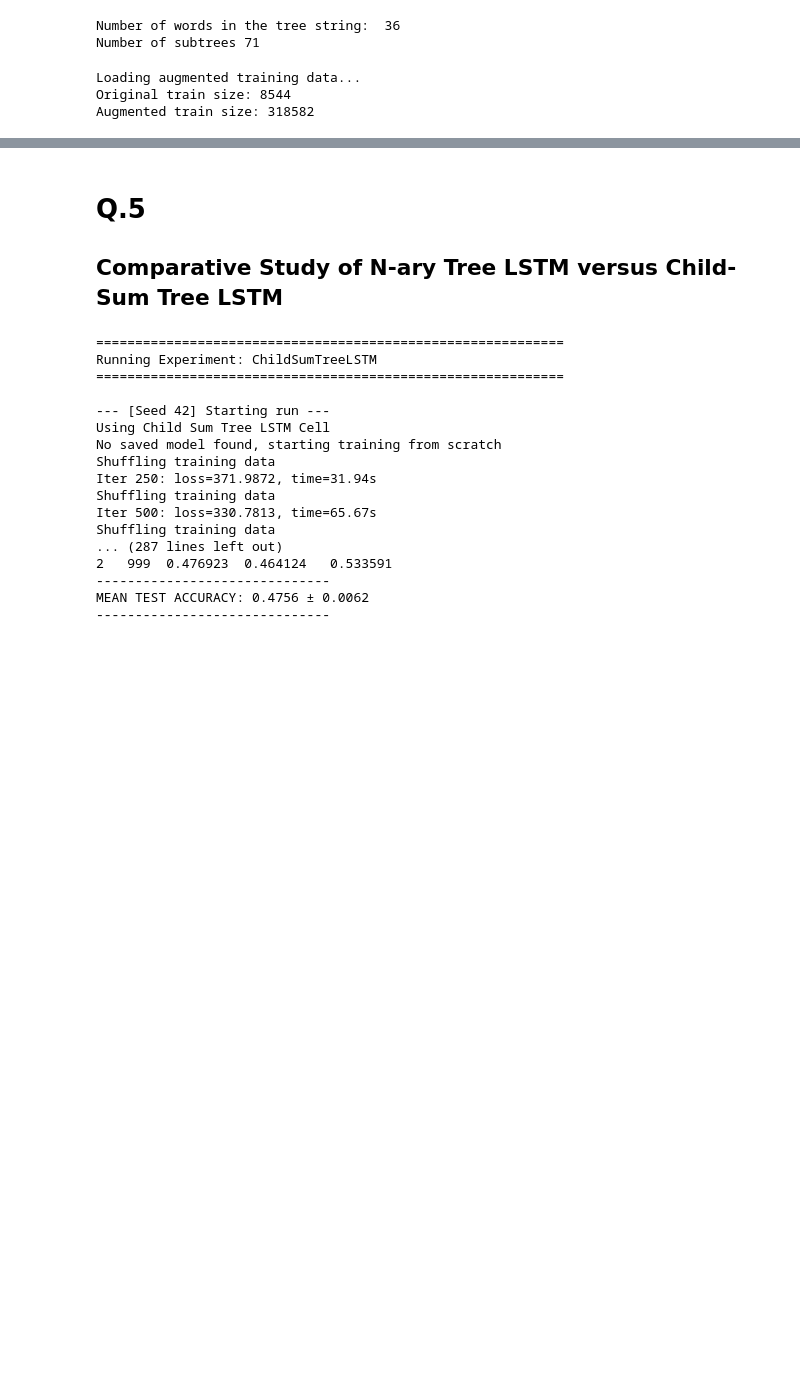
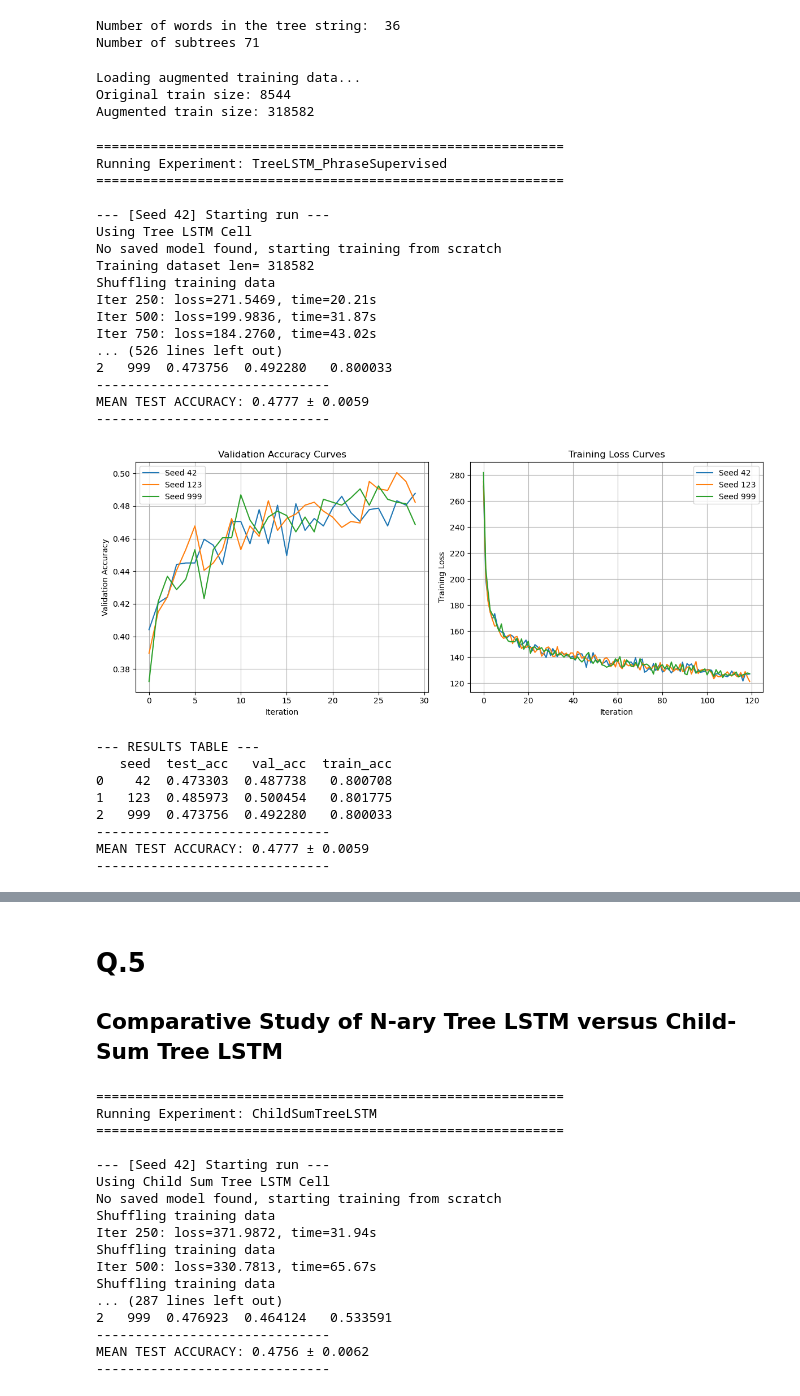
Before and after one commit to NiccoloCase/uva-nlp-1-assignments, a Jupyter notebook: assignment2/NLP1_2025_Practical_2.ipynb, the cells around one changed output, grey strips where cells are left out. Cells and saved outputs as stored; diff of their text form; code cells hidden in the pictures; blank space fills up the shorter version.

Commit message:
Q5 training

```diff
--- a/assignment2/NLP1_2025_Practical_2.ipynb
+++ b/assignment2/NLP1_2025_Practical_2.ipynb
@@ -3488,31 +3491,58 @@ def train_tree_lstm_phrase_supervised_experiment(model_name):
     tree_model = tree_model.to(device)
 
     optimizer = optim.Adam(tree_model.parameters(), lr=2e-4)
 
-    res = train_model(
+    res = load_or_train_model(
         tree_model, optimizer,
         num_iterations=30000,
         print_every=250, eval_every=1000,
         prep_fn=prepare_treelstm_minibatch,
         eval_fn=evaluate,
         batch_fn=get_minibatch,
         batch_size=25,
         eval_batch_size=25,
         model_name=model_name,
         train_data_override=train_data_augmented
     )
 
     return tree_model, res
 
 
 phrase_supervised_experiment = Experiment(
     "TreeLSTM_PhraseSupervised",
     vocab=glove
 )
 
 phrase_supervised_experiment.run_experiment(
     train_tree_lstm_phrase_supervised_experiment
 )
 
 phrase_supervised_experiment.plot_results()
 phrase_supervised_experiment.print_results()
+# %% [output]
+============================================================
+Running Experiment: TreeLSTM_PhraseSupervised
+============================================================
+
+--- [Seed 42] Starting run ---
+Using Tree LSTM Cell
+No saved model found, starting training from scratch
+Training dataset len= 318582
+Shuffling training data
+Iter 250: loss=271.5469, time=20.21s
+Iter 500: loss=199.9836, time=31.87s
+Iter 750: loss=184.2760, time=43.02s
+... (526 lines left out)
+2   999  0.473756  0.492280   0.800033
+------------------------------
+MEAN TEST ACCURACY: 0.4777 ± 0.0059
+------------------------------
+[figure, added]
+--- RESULTS TABLE ---
+   seed  test_acc   val_acc  train_acc
+0    42  0.473303  0.487738   0.800708
+1   123  0.485973  0.500454   0.801775
+2   999  0.473756  0.492280   0.800033
+------------------------------
+MEAN TEST ACCURACY: 0.4777 ± 0.0059
+------------------------------
```
Also changed, not shown: parts of 2 cells of this notebook, 3 other files.
